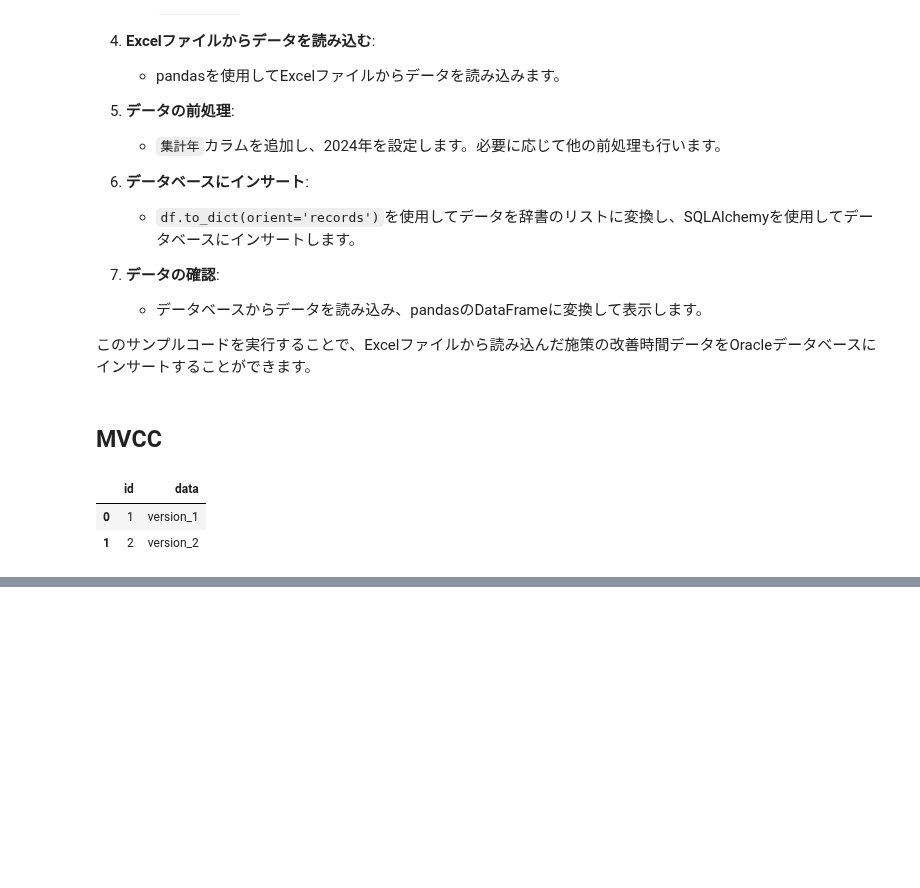
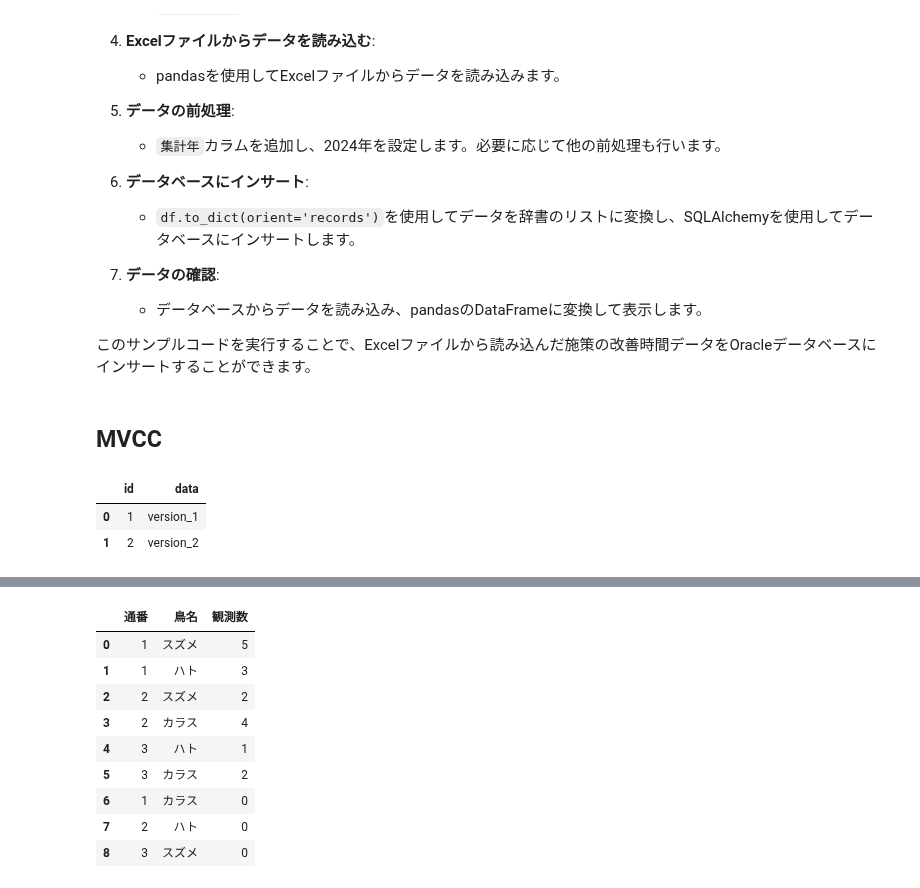
Before and after one commit to phonon-py/DatabaseSpecialistStudy, a Jupyter notebook: main_v2.ipynb, the cells around one changed output, grey strips where cells are left out. Drawn from its saved outputs; the diff is of its cells as text; code cells hidden in the pictures; blank space fills up the shorter version.

```diff
--- a/main_v2.ipynb
+++ b/main_v2.ipynb
@@ -1701,0 +1745,83 @@ df
+# %%
+from sqlalchemy import create_engine, MetaData, Table, Column, Integer, String, select, and_, literal
+import pandas as pd
+
+# In-memory SQLite database
+engine = create_engine('sqlite:///:memory:')
+metadata = MetaData()
+
+# Create the '観測' table
+観測 = Table(
+    '観測', metadata,
+    Column('通番', Integer, primary_key=True),
+    Column('鳥名', String(20), primary_key=True),
+    Column('観測数', Integer)
+)
+
+metadata.create_all(engine)
+
+# Insert initial data into the '観測' table
+with engine.connect() as conn:
+    conn.execute(観測.insert(), [
+        {'通番': 1, '鳥名': 'スズメ', '観測数': 5},
+        {'通番': 1, '鳥名': 'ハト', '観測数': 3},
+        {'通番': 2, '鳥名': 'スズメ', '観測数': 2},
+        {'通番': 2, '鳥名': 'カラス', '観測数': 4},
+        {'通番': 3, '鳥名': 'ハト', '観測数': 1},
+        {'通番': 3, '鳥名': 'カラス', '観測数': 2},
+    ])
+
+    # Fetch unique 鳥名
+    unique_bird_names = conn.execute(select(観測.c.鳥名.distinct())).fetchall()
+    unique_bird_names = [row[0] for row in unique_bird_names]
+
+    # Generate all possible combinations of 通番 and 鳥名
+    all_combinations = []
+    for 通番 in range(1, 4):  # assuming 通番 ranges from 1 to 3
+        for 鳥名 in unique_bird_names:
+            all_combinations.append({'通番': 通番, '鳥名': 鳥名, '観測数': 0})
+
+    # Create a temporary table to hold all combinations
+    combinations = Table(
+        'combinations', metadata,
+        Column('通番', Integer),
+        Column('鳥名', String(20)),
+        Column('観測数', Integer)
+    )
+    metadata.create_all(engine)
+    conn.execute(combinations.insert(), all_combinations)
+
+    # Insert missing data into the '観測' table
+    insert_stmt = select(
+        combinations.c.通番,
+        combinations.c.鳥名,
+        literal(0).label('観測数')
+    ).select_from(
+        combinations.outerjoin(
+            観測,
+            and_(
+                combinations.c.通番 == 観測.c.通番,
+                combinations.c.鳥名 == 観測.c.鳥名
+            )
+        )
+    ).where(観測.c.通番 == None)
+
+    conn.execute(観測.insert().from_select(['通番', '鳥名', '観測数'], insert_stmt))
+
+    # Fetch the updated table
+    result = conn.execute(select(観測.c.通番, 観測.c.鳥名, 観測.c.観測数))
+    df = pd.DataFrame(result.fetchall(), columns=result.keys())
+
+# Display the updated table
+df
+# %% [output]
+|  | 通番 | 鳥名 | 観測数 |
+| 0 | 1 | スズメ | 5 |
+| 1 | 1 | ハト | 3 |
+| 2 | 2 | スズメ | 2 |
+| 3 | 2 | カラス | 4 |
+| 4 | 3 | ハト | 1 |
+| 5 | 3 | カラス | 2 |
+| 6 | 1 | カラス | 0 |
+| 7 | 2 | ハト | 0 |
+| 8 | 3 | スズメ | 0 |
```
Also changed, not shown: parts of 21 cells of this notebook, 2 other files.
